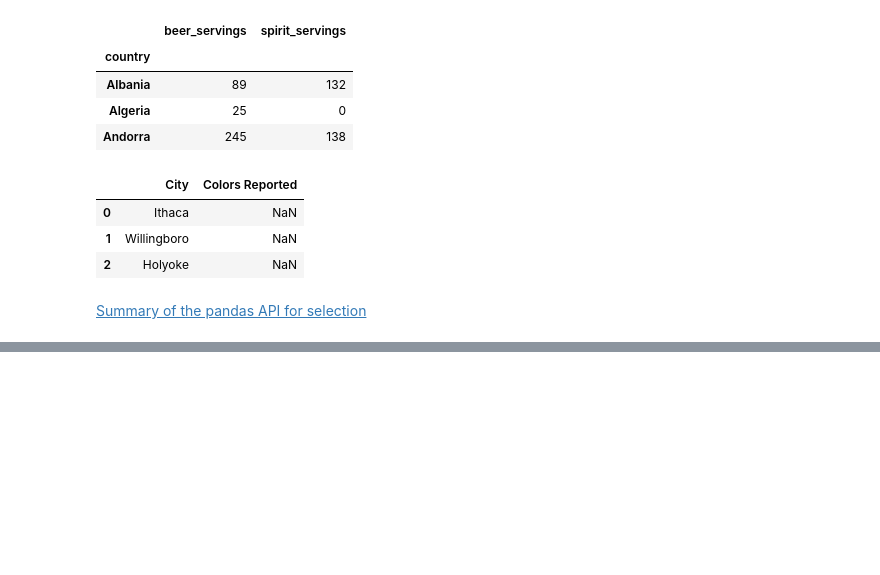
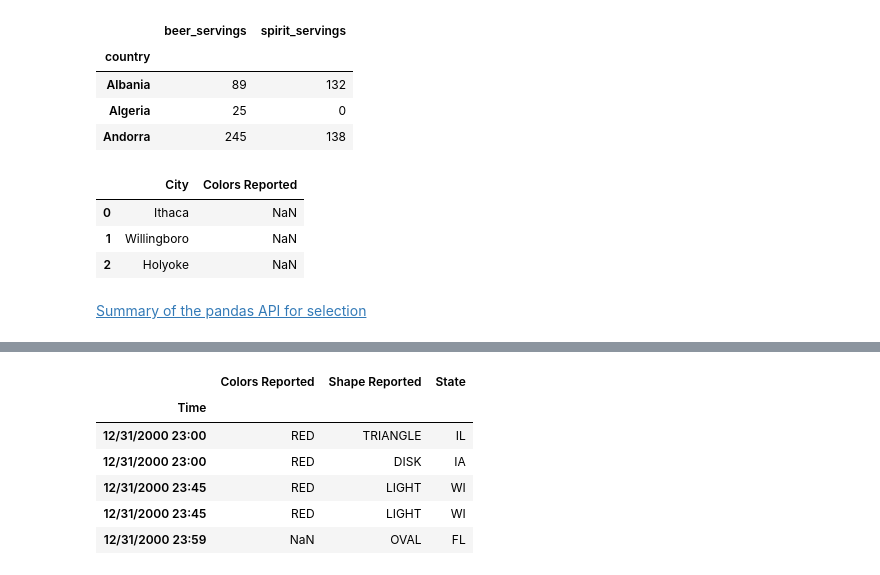
Before and after one commit to justmarkham/pandas-videos, a Jupyter notebook: pandas.ipynb, the cells around one changed output, grey strips where cells are left out. Drawn from its saved outputs; the diff is of its cells as text; code cells hidden in the pictures; blank space fills up the shorter version.

```diff
--- a/pandas.ipynb
+++ b/pandas.ipynb
@@ -1883,0 +1957,11 @@ ufo.ix[0:2, 0:2]
+# %%
+# fill missing values using "backward fill" strategy (doesn't affect the DataFrame since inplace=False)
+ufo.fillna(method='bfill').tail()
+# %% [output]
+|  | Colors Reported | Shape Reported | State |
+| Time |  |  |  |
+| 12/31/2000 23:00 | RED | TRIANGLE | IL |
+| 12/31/2000 23:00 | RED | DISK | IA |
+| 12/31/2000 23:45 | RED | LIGHT | WI |
+| 12/31/2000 23:45 | RED | LIGHT | WI |
+| 12/31/2000 23:59 | NaN | OVAL | FL |
```
Also changed, not shown: parts of 12 cells of this notebook, 1 other file.
